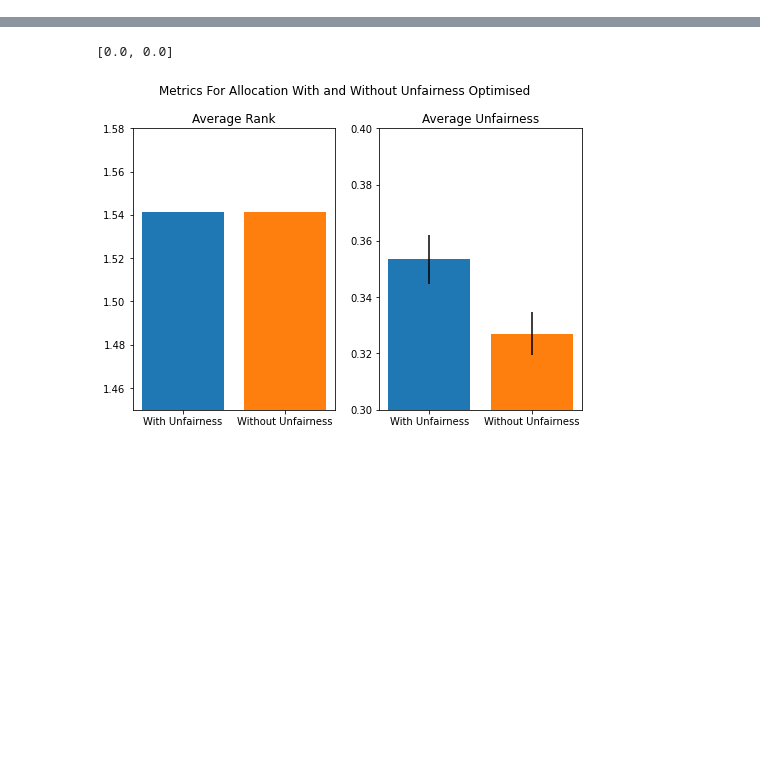
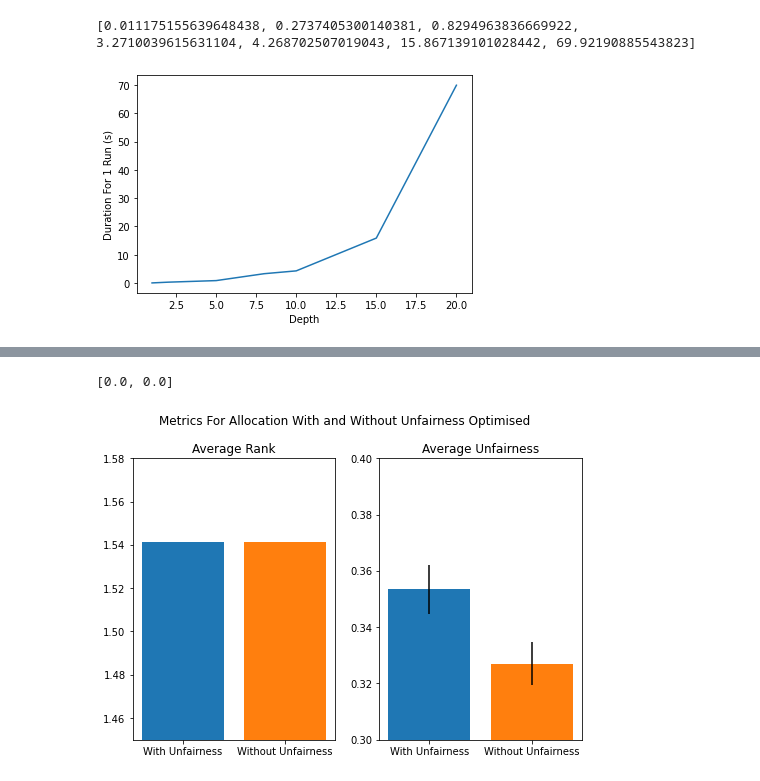
Before and after one commit to ramon15749/ProjectAllocation, a Jupyter notebook: graph.ipynb, the cells around one changed output, grey strips where cells are left out. Saved outputs shown, nothing was run; the diff lists cells and outputs as text; code cells hidden in the pictures; blank space fills up the shorter version.

```diff
--- a/graph.ipynb
+++ b/graph.ipynb
@@ -121,37 +123,46 @@ plt.savefig('unfairRankdepth=4.pdf')
 # %%
 # a_file = open("/mnt/c/Users/Ramon/Documents/Codes/FYP/App/allocation/evaluations/results/stats_depth5_rank5", "r")
 # stat_rank = json.load(a_file)
 # cleanStatRank = getMetricList(stat_rank)
 d1_file = open("evaluations/results/d1_stats", "r")
 d2_file = open("evaluations/results/d2_stats", "r")
 d5_file = open("evaluations/results/d5_stats", "r")
 d8_file = open("evaluations/results/d8_stats", "r")
 d10_file = open("evaluations/results/d10_stats", "r")
 d15_file = open("evaluations/results/d15_stats", "r")
 d20_file = open("evaluations/results/d20_stats", "r")
 stat_d1 = json.load(d1_file)
 stat_d2 = json.load(d2_file)
 stat_d5 = json.load(d5_file)
 stat_d8 = json.load(d8_file)
 stat_d10 = json.load(d10_file)
 stat_d15 = json.load(d15_file)
 stat_d20 = json.load(d20_file)
 
-for x in [str(i) for i in range(2, 11)]:
-    stat_d15.pop(x, 0)
+# for x in [str(i) for i in range(2, 11)]:
+#     stat_d15.pop(x, 0)
 
-cleanStat_d1 = getMetricList(stat_d1, 200)
-cleanStat_d2 = getMetricList(stat_d2, 200)
-cleanStat_d5 = getMetricList(stat_d5, 200)
-cleanStat_d8 = getMetricList(stat_d8, 200)
-cleanStat_d10 = getMetricList(stat_d10, 200)
-cleanStat_d15 = getMetricList(stat_d15, 200)
-cleanStat_d20 = getMetricList(stat_d20, 200)
-
+# cleanStat_d1 = getMetricList(stat_d1, 200)
+# cleanStat_d2 = getMetricList(stat_d2, 200)
+# cleanStat_d5 = getMetricList(stat_d5, 200)
+# cleanStat_d8 = getMetricList(stat_d8, 200)
+# cleanStat_d10 = getMetricList(stat_d10, 200)
+# cleanStat_d15 = getMetricList(stat_d15, 200)
+# cleanStat_d20 = getMetricList(stat_d20, 200)
+# print(stat_d1)
+stats = [stat_d1, stat_d2,stat_d5,stat_d8,stat_d10,stat_d15,stat_d20]
 # plotAllMetric()
-
-
-fig.tight_layout()
+durations = [a['1']['Duration'] for a in stats]
+print(durations)
+fig, ax = plt.subplots(1)
+ax.plot([1,2,5,8,10,15,20], durations)
+ax.set_xlabel('Depth')
+ax.set_ylabel('Duration For 1 Run (s)')
+# fig.tight_layout()
+fig.savefig('durationDepth.pdf')
+# %% [output]
+[0.011175155639648438, 0.2737405300140381, 0.8294963836669922, 3.2710039615631104, 4.268702507019043, 15.867139101028442, 69.92190885543823]
+[figure, added]
 # %%
 all_stats = [cleanStat_d20, cleanStat_d15, cleanStat_d10, cleanStat_d8, cleanStat_d5]
 names = ['20','15','10','8', '5']
```
Also changed, not shown: parts of 3 cells of this notebook, 6 other files.
